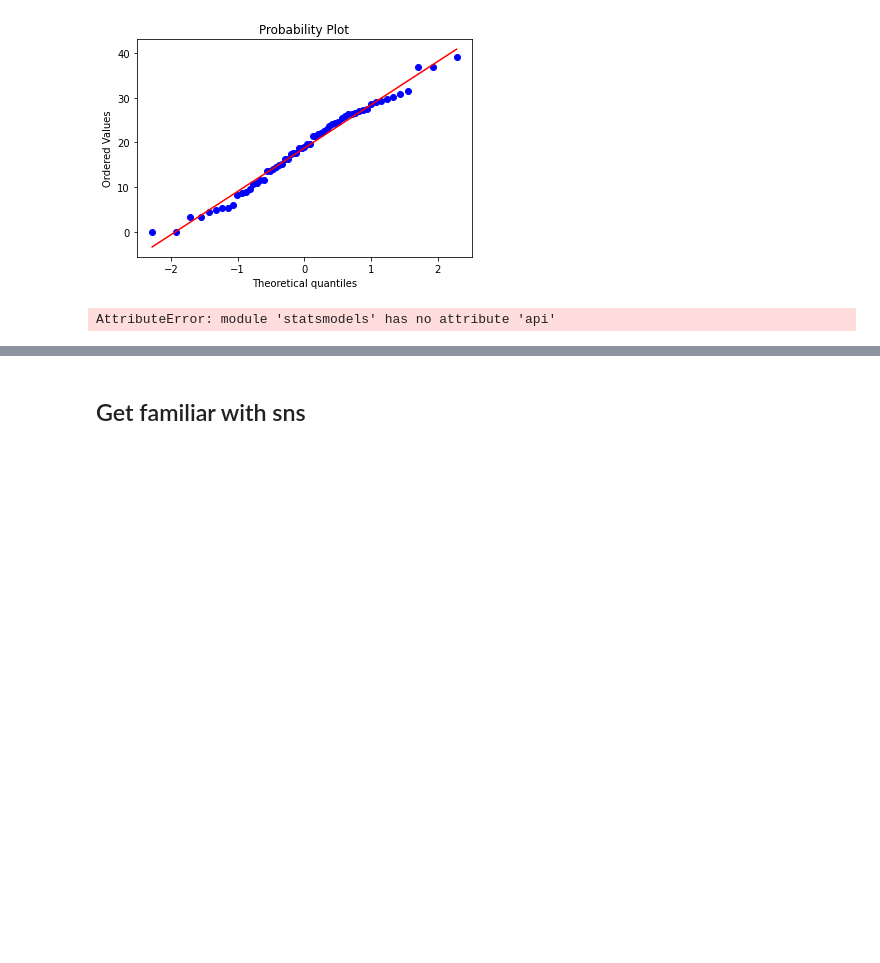
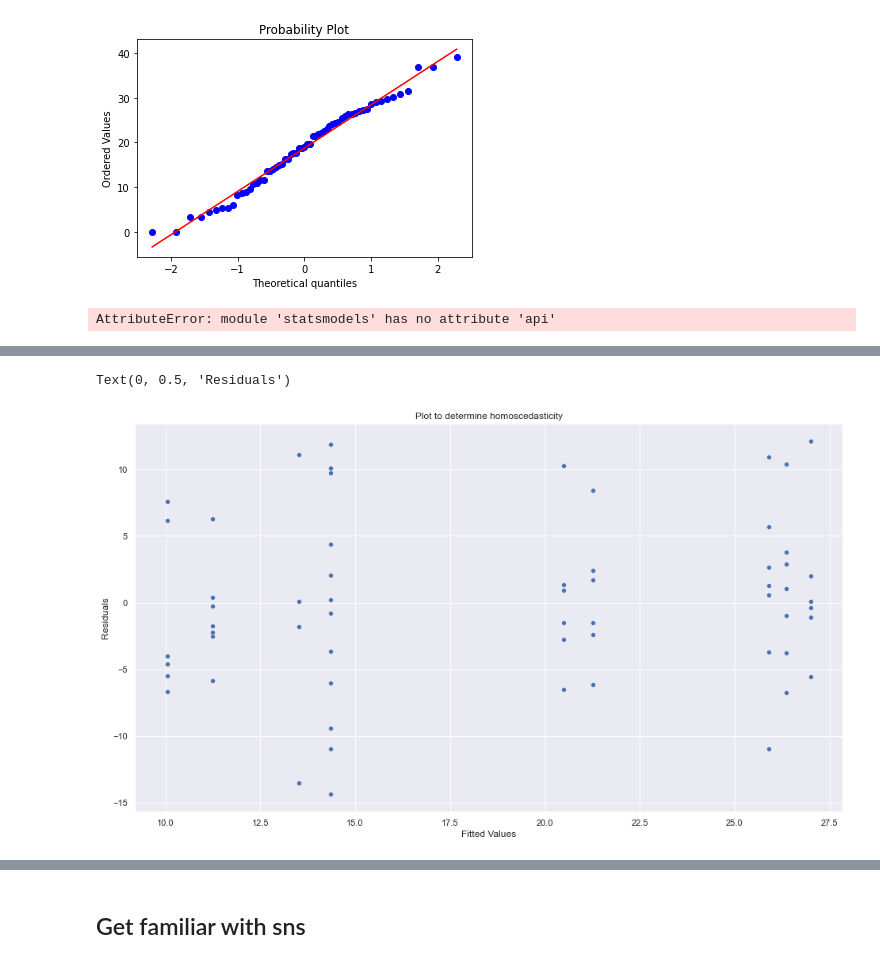
Before and after one commit to DennisDoll/DCLmeetsRETUNE, a Jupyter notebook: image_analysis_pipeline/Data_exploration_and_assumptions.ipynb, the cells around one changed output, grey strips where cells are left out. Saved outputs shown, nothing was run; the diff lists cells and outputs as text; code cells hidden in the pictures; blank space fills up the shorter version.

```diff
--- a/image_analysis_pipeline/Data_exploration_and_assumptions.ipynb
+++ b/image_analysis_pipeline/Data_exploration_and_assumptions.ipynb
@@ -166,0 +214,9 @@ Homoscedasticity assumption met!
+# %%
+fig = plt.figure(figsize = (16, 9))
+ax = sns.scatterplot(y = model.resid, x = model.fittedvalues)
+ax.set_title("Plot to determine homoscedasticity")
+ax.set_xlabel("Fitted Values")
+ax.set_ylabel("Residuals")
+# %% [output]
+Text(0, 0.5, 'Residuals')
+[figure, added]
```
Also changed, not shown: parts of 15 cells of this notebook.
